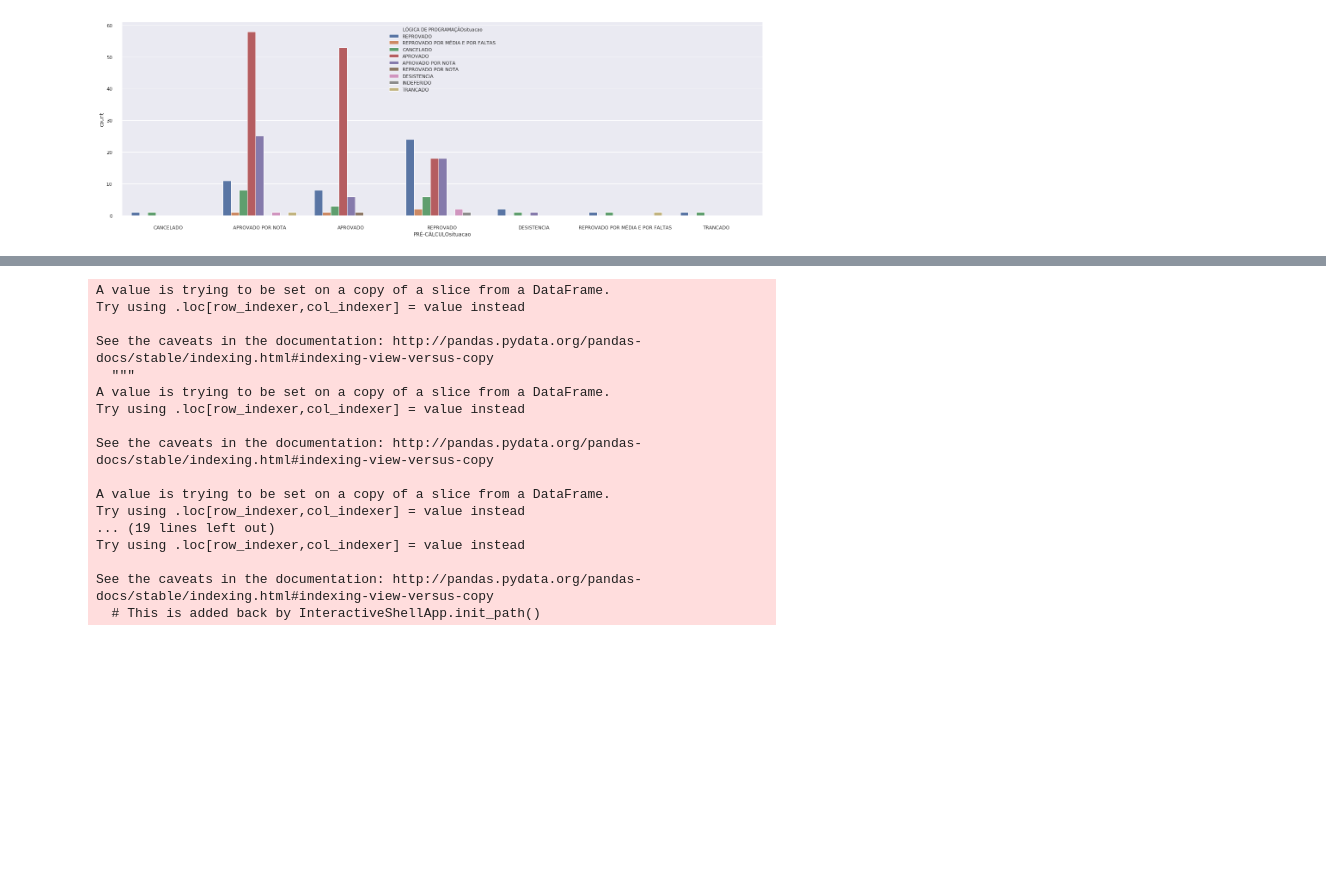
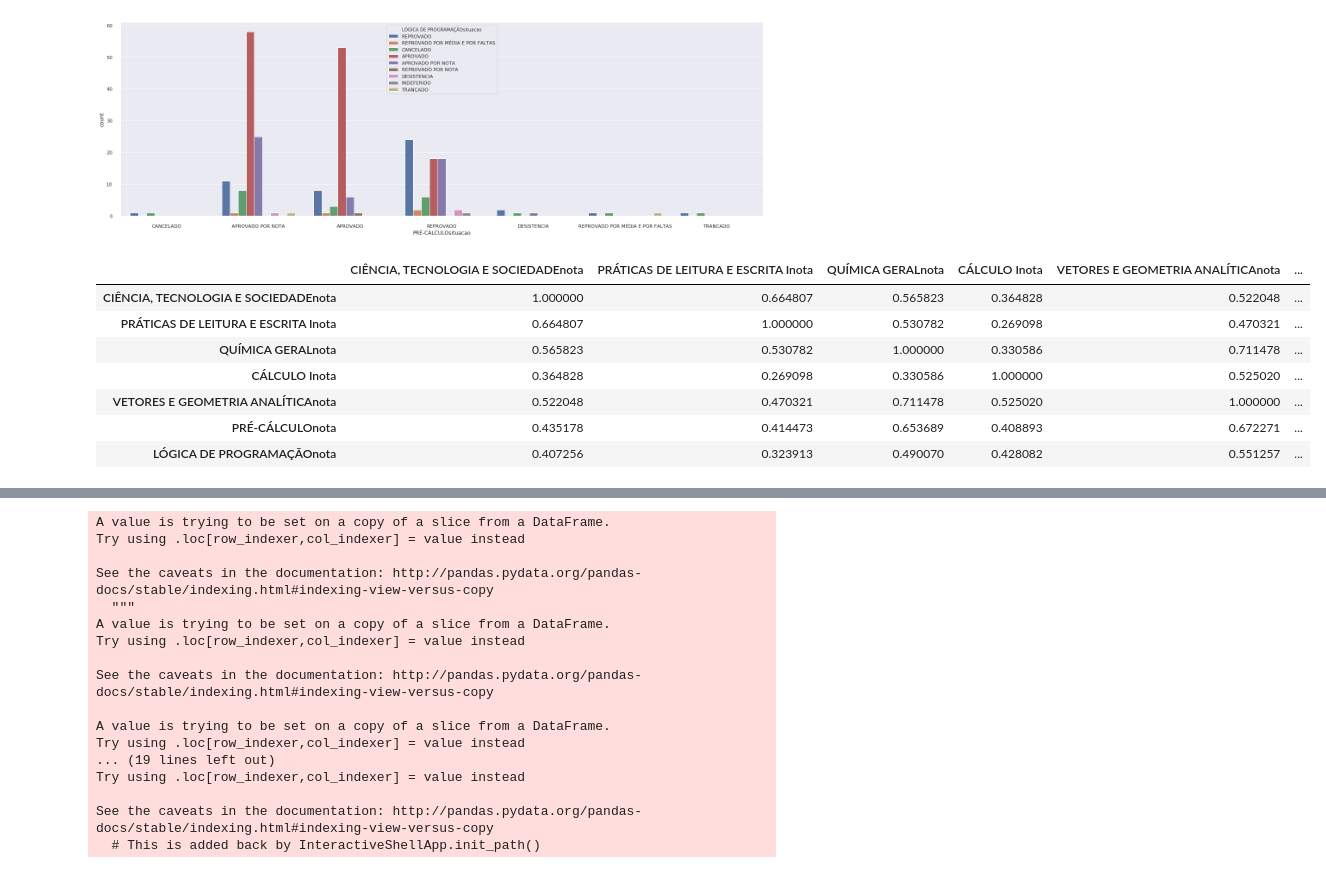
Before and after one commit to repitta/CienciaDeDadosEducacionais, a Jupyter notebook: Análise_Luana.ipynb, the cells around one changed output, grey strips where cells are left out. Saved outputs shown, nothing was run; the diff lists cells and outputs as text; code cells hidden in the pictures; blank space fills up the shorter version.

```diff
--- a/Análise_Luana.ipynb
+++ b/Análise_Luana.ipynb
@@ -396,0 +439,11 @@ sns.despine(offset=10, trim=True)
+# %%
+datasetNotas.corr()
+# %% [output]
+|  | CIÊNCIA, TECNOLOGIA E SOCIEDADEnota | PRÁTICAS DE LEITURA E ESCRITA Inota | QUÍMICA GERALnota | CÁLCULO Inota | VETORES E GEOMETRIA ANALÍTICAnota | ... |
+| CIÊNCIA, TECNOLOGIA E SOCIEDADEnota | 1.000000 | 0.664807 | 0.565823 | 0.364828 | 0.522048 | ... |
+| PRÁTICAS DE LEITURA E ESCRITA Inota | 0.664807 | 1.000000 | 0.530782 | 0.269098 | 0.470321 | ... |
+| QUÍMICA GERALnota | 0.565823 | 0.530782 | 1.000000 | 0.330586 | 0.711478 | ... |
+| CÁLCULO Inota | 0.364828 | 0.269098 | 0.330586 | 1.000000 | 0.525020 | ... |
+| VETORES E GEOMETRIA ANALÍTICAnota | 0.522048 | 0.470321 | 0.711478 | 0.525020 | 1.000000 | ... |
+| PRÉ-CÁLCULOnota | 0.435178 | 0.414473 | 0.653689 | 0.408893 | 0.672271 | ... |
+| LÓGICA DE PROGRAMAÇÃOnota | 0.407256 | 0.323913 | 0.490070 | 0.428082 | 0.551257 | ... |
```
Also changed, not shown: parts of 23 cells of this notebook.
